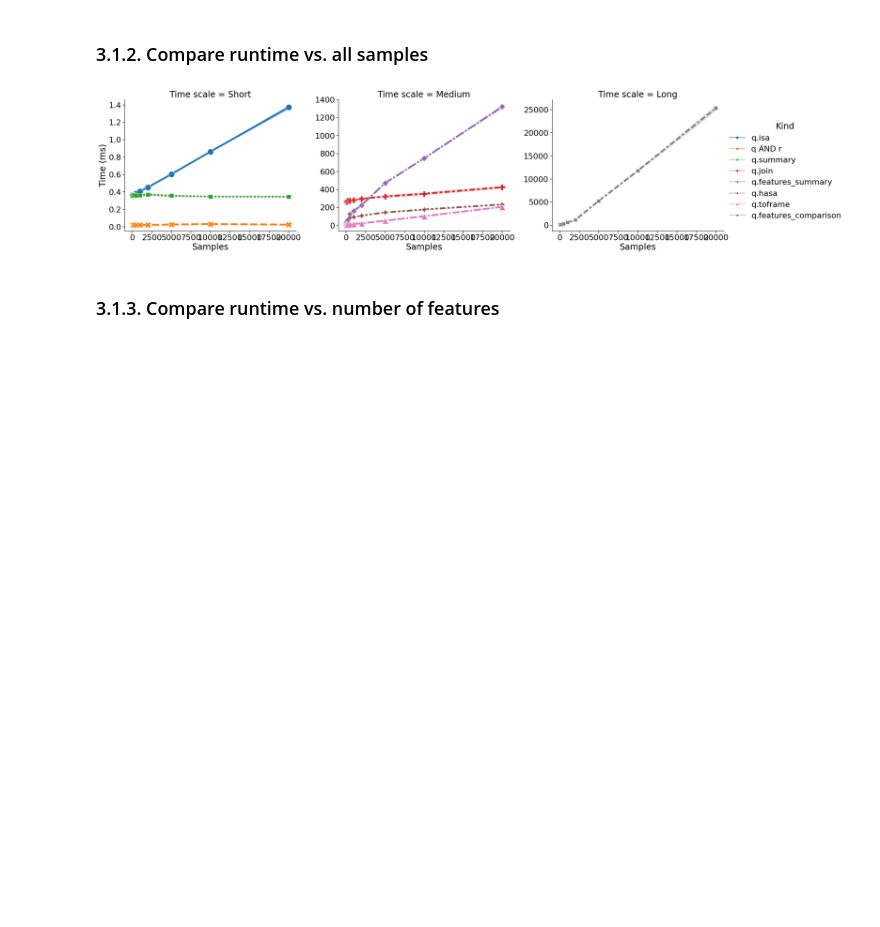
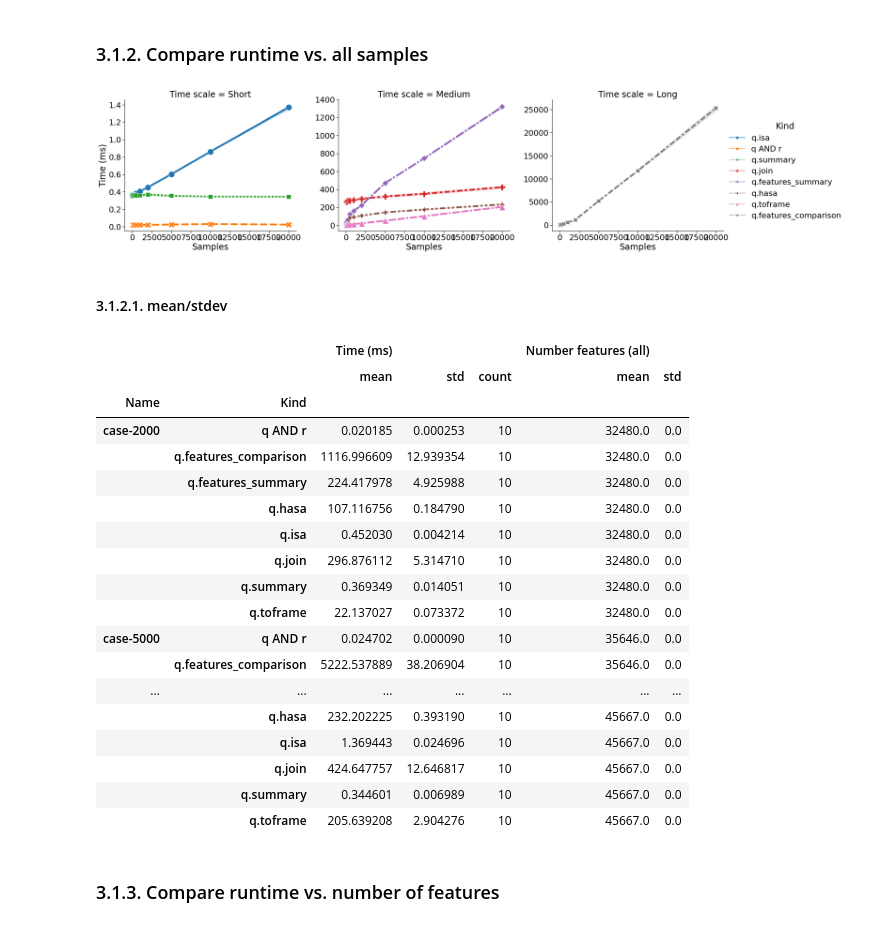
Before and after one commit to apetkau/genomics-data-index-evaluation-manuscript, a Jupyter notebook: evaluations/sars-cov-2/5-compare-results.ipynb, the cells around one changed output. Cells and saved outputs as stored; diff of their text form; code cells hidden in the pictures; blank space fills up the shorter version.

```diff
--- a/evaluations/sars-cov-2/5-compare-results.ipynb
+++ b/evaluations/sars-cov-2/5-compare-results.ipynb
@@ -320,6 +398,32 @@ with sns.plotting_context("notebook", font_scale=2):
     plt.savefig('figures/query-api-runtime.pdf')
 # %% [output]
 [figure]
+# %% [markdown]
+#### 3.1.2.1. mean/stdev
+# %%
+query_mean_df = query_df.groupby(['Name', 'Kind']).agg({'Time (ms)': ['mean', 'std', 'count'],
+                                                        'Number features (all)': ['mean', 'std']})
+query_mean_df.loc[['case-2000', 'case-5000', 'case-10000', 'case-20000']]
+# %% [output]
+|  |  | Time (ms) |  |  | Number features (all) |  |
+|  |  | mean | std | count | mean | std |
+| Name | Kind |  |  |  |  |  |
+| case-2000 | q AND r | 0.020185 | 0.000253 | 10 | 32480.0 | 0.0 |
+|  | q.features_comparison | 1116.996609 | 12.939354 | 10 | 32480.0 | 0.0 |
+|  | q.features_summary | 224.417978 | 4.925988 | 10 | 32480.0 | 0.0 |
+|  | q.hasa | 107.116756 | 0.184790 | 10 | 32480.0 | 0.0 |
+|  | q.isa | 0.452030 | 0.004214 | 10 | 32480.0 | 0.0 |
+|  | q.join | 296.876112 | 5.314710 | 10 | 32480.0 | 0.0 |
+|  | q.summary | 0.369349 | 0.014051 | 10 | 32480.0 | 0.0 |
+|  | q.toframe | 22.137027 | 0.073372 | 10 | 32480.0 | 0.0 |
+| case-5000 | q AND r | 0.024702 | 0.000090 | 10 | 35646.0 | 0.0 |
+|  | q.features_comparison | 5222.537889 | 38.206904 | 10 | 35646.0 | 0.0 |
+| ... | ... | ... | ... | ... | ... | ... |
+|  | q.hasa | 232.202225 | 0.393190 | 10 | 45667.0 | 0.0 |
+|  | q.isa | 1.369443 | 0.024696 | 10 | 45667.0 | 0.0 |
+|  | q.join | 424.647757 | 12.646817 | 10 | 45667.0 | 0.0 |
+|  | q.summary | 0.344601 | 0.006989 | 10 | 45667.0 | 0.0 |
+|  | q.toframe | 205.639208 | 2.904276 | 10 | 45667.0 | 0.0 |
 # %% [markdown]
 ### 3.1.3. Compare runtime vs. number of features
 # %%
```
Also changed, not shown: parts of 14 cells of this notebook.
